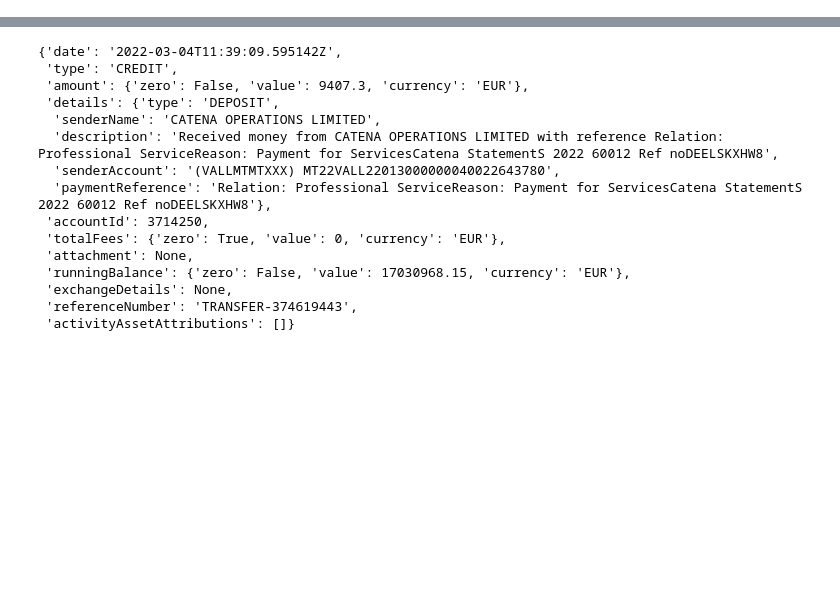
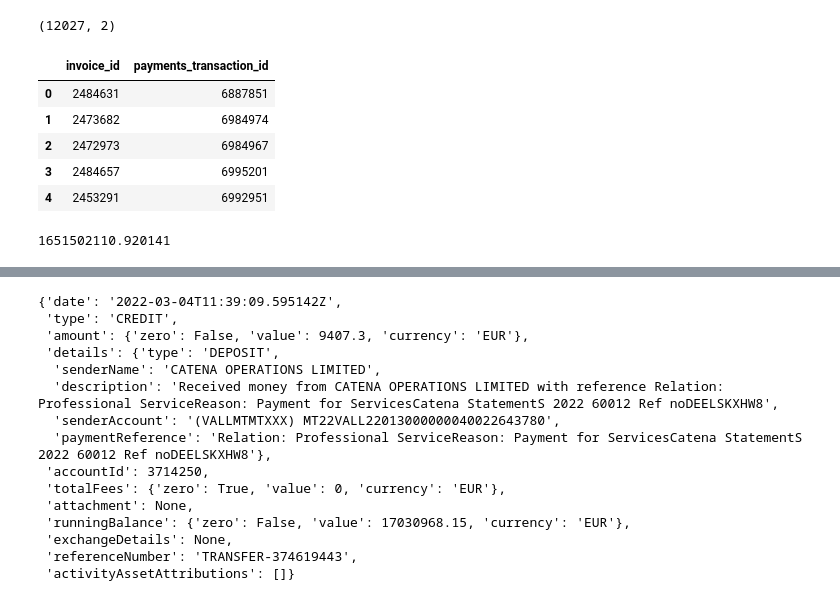
Before and after one commit to roeeorland/evaluate_recommender, a Jupyter notebook: investigating_specific_transactions.ipynb, the cells around one changed output, grey strips where cells are left out. Cells and saved outputs as stored; diff of their text form; code cells hidden in the pictures; blank space fills up the shorter version.

```diff
--- a/investigating_specific_transactions.ipynb
+++ b/investigating_specific_transactions.ipynb
@@ -4,5 +4,5 @@ import json
 import pandas as pd
 import requests
 # %%
-with open('login_details.json', 'r') as fp:
+with open('/Users/deel/.Credentials/login_details.json', 'r') as fp:
     credentials = json.load(fp)
@@ -17,3 +10,23 @@ credentials
 con = psycopg2.connect(dbname=credentials['database'], user=credentials['username'], password=credentials['password'], host=credentials['host'])
 # %%
 # recommender = get_invoice_recommendations_locally(143103)
+# %%
+last_2_months_query = """select i.invoice_id, i.payments_transaction_id
+from "public".invoice_payments_transactions as i JOIN payments."Transaction"as t
+on i.payments_transaction_id=t.id
+where t.created_at>'03/01/2022'"""
+# %%
+last_2_months_df = pd.read_sql(last_2_months_query, con)
+# %%
+last_2_months_df.shape
+# %% [output]
+(12027, 2)
+# %%
+last_2_months_df.head(5)
+# %% [output]
+|  | invoice_id | payments_transaction_id |
+| 0 | 2484631 | 6887851 |
+| 1 | 2473682 | 6984974 |
+| 2 | 2472973 | 6984967 |
+| 3 | 2484657 | 6995201 |
+| 4 | 2453291 | 6992951 |
@@ -19,0 +35,4 @@ con = psycopg2.connect(dbname=credentials['database'], user=credentials['usernam
+# %%
+time()
+# %% [output]
+1651502110.920141
```
Also changed, not shown: parts of 9 cells of this notebook, 1 other file.
